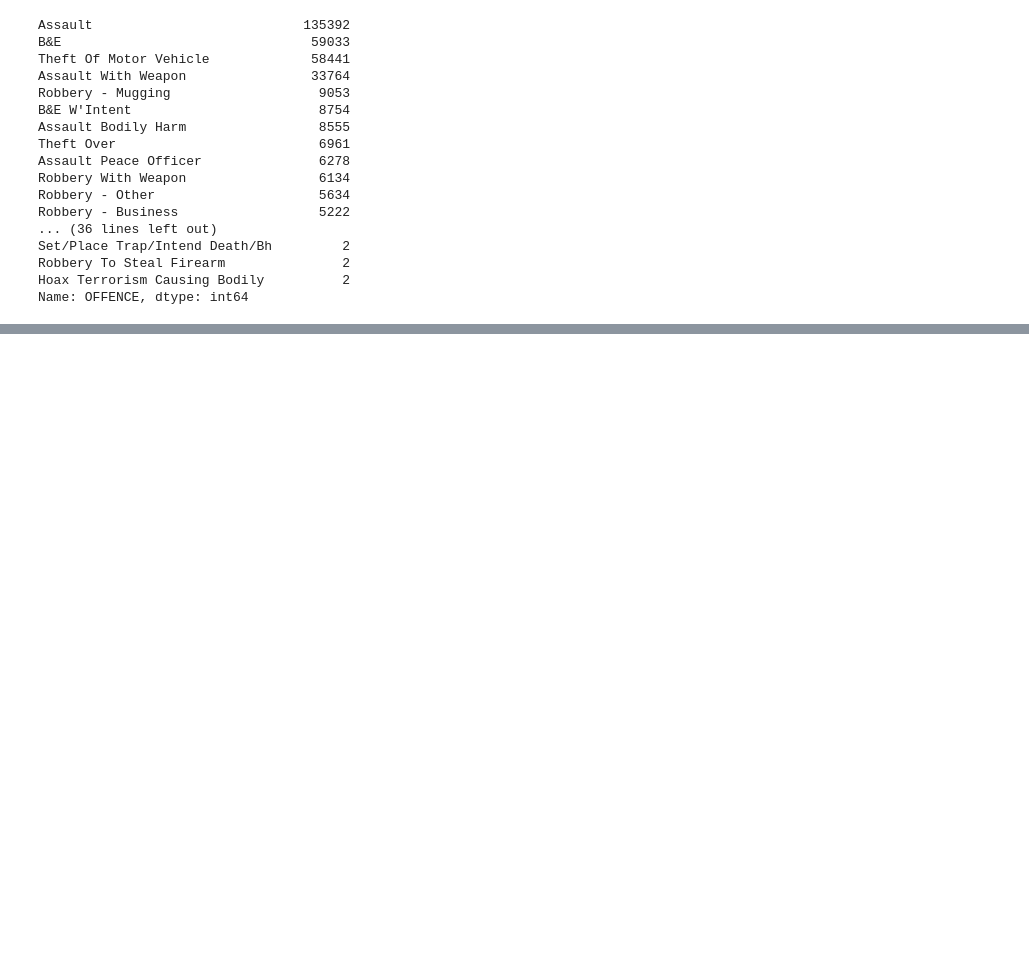
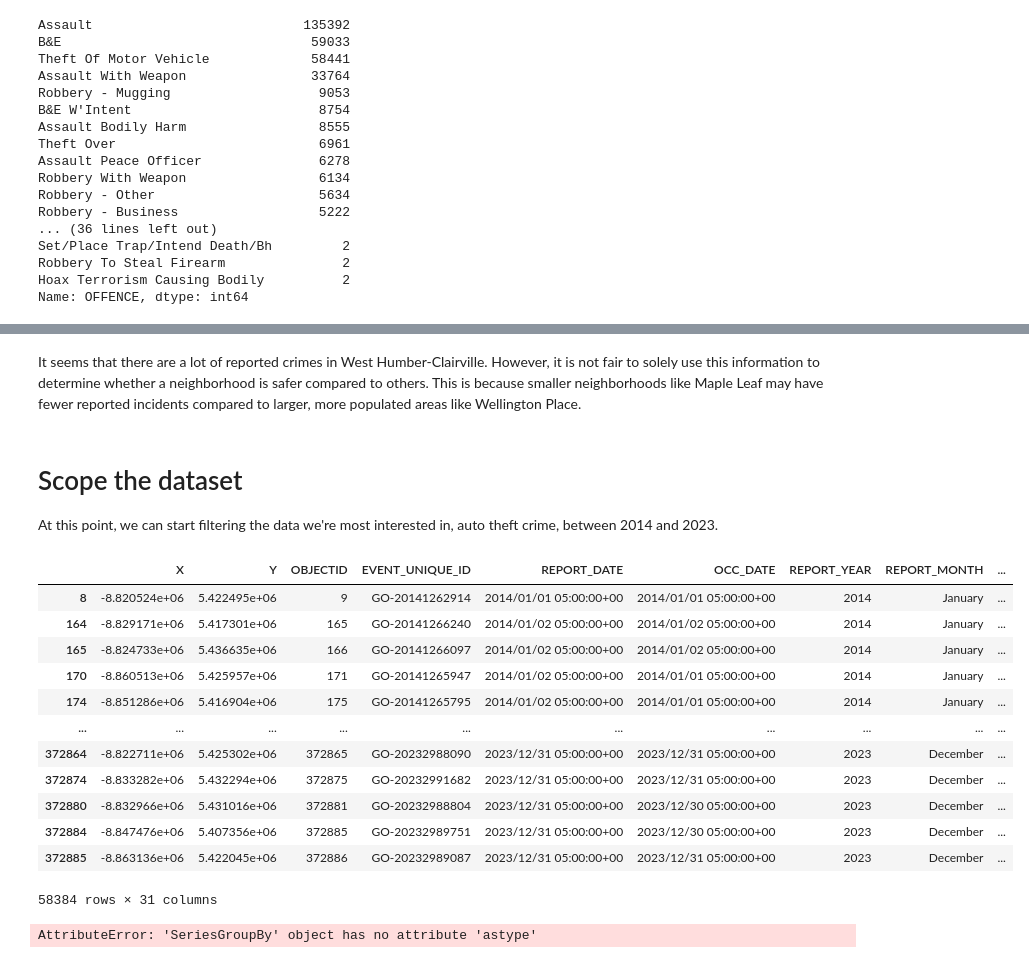
Before and after one commit to DavidToca/ML-Toronto-AutoTheft, a Jupyter notebook: ML_AutoTheft_Toronto.ipynb, the cells around one changed output, grey strips where cells are left out. Saved outputs shown, nothing was run; the diff lists cells and outputs as text; code cells hidden in the pictures; blank space fills up the shorter version.

```diff
--- a/ML_AutoTheft_Toronto.ipynb
+++ b/ML_AutoTheft_Toronto.ipynb
@@ -143,0 +241,40 @@ After some digging, this is what I found:
+# %% [markdown]
+It seems that there are a lot of reported crimes in West Humber-Clairville. However, it is not fair to solely use this information to determine whether a neighborhood is safer compared to others. This is because smaller neighborhoods like Maple Leaf may have fewer reported incidents compared to larger, more populated areas like Wellington Place.
+# %% [markdown]
+# Scope the dataset
+
+At this point, we can start filtering the data we're most interested in, auto theft crime, between 2014 and 2023.
+# %%
+# prompt: filter df to only contain data with OFFENCE="Theft Of Motor Vehicle" and exclude the OCC_YEAR=2003 up to 2013
+
+# Filter the data to only include auto theft crimes
+df_auto_theft = df[(df['OFFENCE'] == 'Theft Of Motor Vehicle') & (df['OCC_YEAR'] >= 2014)]
+
+# Remove data from 2003 to 2013
+df_auto_theft = df_auto_theft[df_auto_theft['OCC_YEAR'] != 2003]
+df_auto_theft = df_auto_theft[df_auto_theft['OCC_YEAR'] != 2004]
+df_auto_theft = df_auto_theft[df_auto_theft['OCC_YEAR'] != 2005]
+df_auto_theft = df_auto_theft[df_auto_theft['OCC_YEAR'] != 2006]
+df_auto_theft = df_auto_theft[df_auto_theft['OCC_YEAR'] != 2007]
+df_auto_theft = df_auto_theft[df_auto_theft['OCC_YEAR'] != 2008]
+df_auto_theft = df_auto_theft[df_auto_theft['OCC_YEAR'] != 2009]
+df_auto_theft = df_auto_theft[df_auto_theft['OCC_YEAR'] != 2010]
+df_auto_theft = df_auto_theft[df_auto_theft['OCC_YEAR'] != 2011]
+df_auto_theft = df_auto_theft[df_auto_theft['OCC_YEAR'] != 2012]
+df_auto_theft = df_auto_theft[df_auto_theft['OCC_YEAR'] != 2013]
+
+df_auto_theft
+# %% [output]
+|  | X | Y | OBJECTID | EVENT_UNIQUE_ID | REPORT_DATE | OCC_DATE | REPORT_YEAR | REPORT_MONTH | ... |
+| 8 | -8.820524e+06 | 5.422495e+06 | 9 | GO-20141262914 | 2014/01/01 05:00:00+00 | 2014/01/01 05:00:00+00 | 2014 | January | ... |
+| 164 | -8.829171e+06 | 5.417301e+06 | 165 | GO-20141266240 | 2014/01/02 05:00:00+00 | 2014/01/02 05:00:00+00 | 2014 | January | ... |
+| 165 | -8.824733e+06 | 5.436635e+06 | 166 | GO-20141266097 | 2014/01/02 05:00:00+00 | 2014/01/02 05:00:00+00 | 2014 | January | ... |
+| 170 | -8.860513e+06 | 5.425957e+06 | 171 | GO-20141265947 | 2014/01/02 05:00:00+00 | 2014/01/01 05:00:00+00 | 2014 | January | ... |
+| 174 | -8.851286e+06 | 5.416904e+06 | 175 | GO-20141265795 | 2014/01/02 05:00:00+00 | 2014/01/01 05:00:00+00 | 2014 | January | ... |
+| ... | ... | ... | ... | ... | ... | ... | ... | ... | ... |
+| 372864 | -8.822711e+06 | 5.425302e+06 | 372865 | GO-20232988090 | 2023/12/31 05:00:00+00 | 2023/12/31 05:00:00+00 | 2023 | December | ... |
+| 372874 | -8.833282e+06 | 5.432294e+06 | 372875 | GO-20232991682 | 2023/12/31 05:00:00+00 | 2023/12/31 05:00:00+00 | 2023 | December | ... |
+| 372880 | -8.832966e+06 | 5.431016e+06 | 372881 | GO-20232988804 | 2023/12/31 05:00:00+00 | 2023/12/30 05:00:00+00 | 2023 | December | ... |
+| 372884 | -8.847476e+06 | 5.407356e+06 | 372885 | GO-20232989751 | 2023/12/31 05:00:00+00 | 2023/12/30 05:00:00+00 | 2023 | December | ... |
+| 372885 | -8.863136e+06 | 5.422045e+06 | 372886 | GO-20232989087 | 2023/12/31 05:00:00+00 | 2023/12/31 05:00:00+00 | 2023 | December | ... |
+58384 rows × 31 columns
@@ -143,0 +285,19 @@ After some digging, this is what I found:
+# %%
+# prompt: in df_auto_theft, group by occ_year and then occ_month, then create a composed key of occ_year+occ_month and create a time series, where the composed key is X and Y is the count
+
+# Group the data by OCC_YEAR and OCC_MONTH
+grouped_df = df_auto_theft.groupby(['OCC_YEAR', 'OCC_MONTH'])
+
+# Create a composed key of OCC_YEAR+OCC_MONTH
+grouped_df['composed_key'] = grouped_df['OCC_YEAR'].astype(str) + grouped_df['OCC_MONTH'].astype(str)
+
+# Count the number of occurrences for each composed key
+time_series = grouped_df['EVENT_UNIQUE_ID'].count()
+
+# Set the composed key as the index
+time_series.index = time_series.index.set_names(['composed_key'])
+
+# Print the time series
+time_series
+# %% [output]
+AttributeError: 'SeriesGroupBy' object has no attribute 'astype'
```
Also changed, not shown: parts of 12 cells of this notebook.
